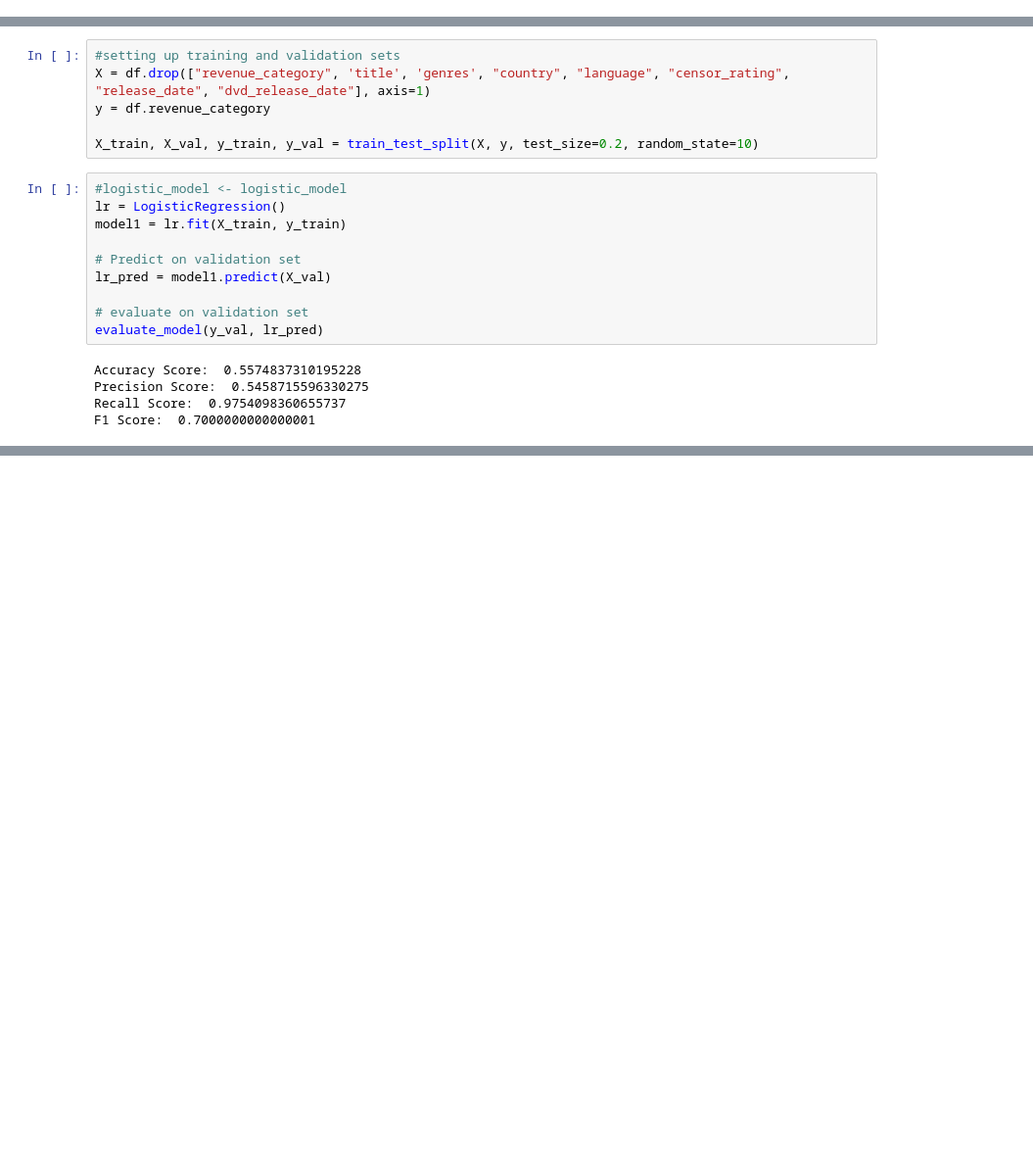
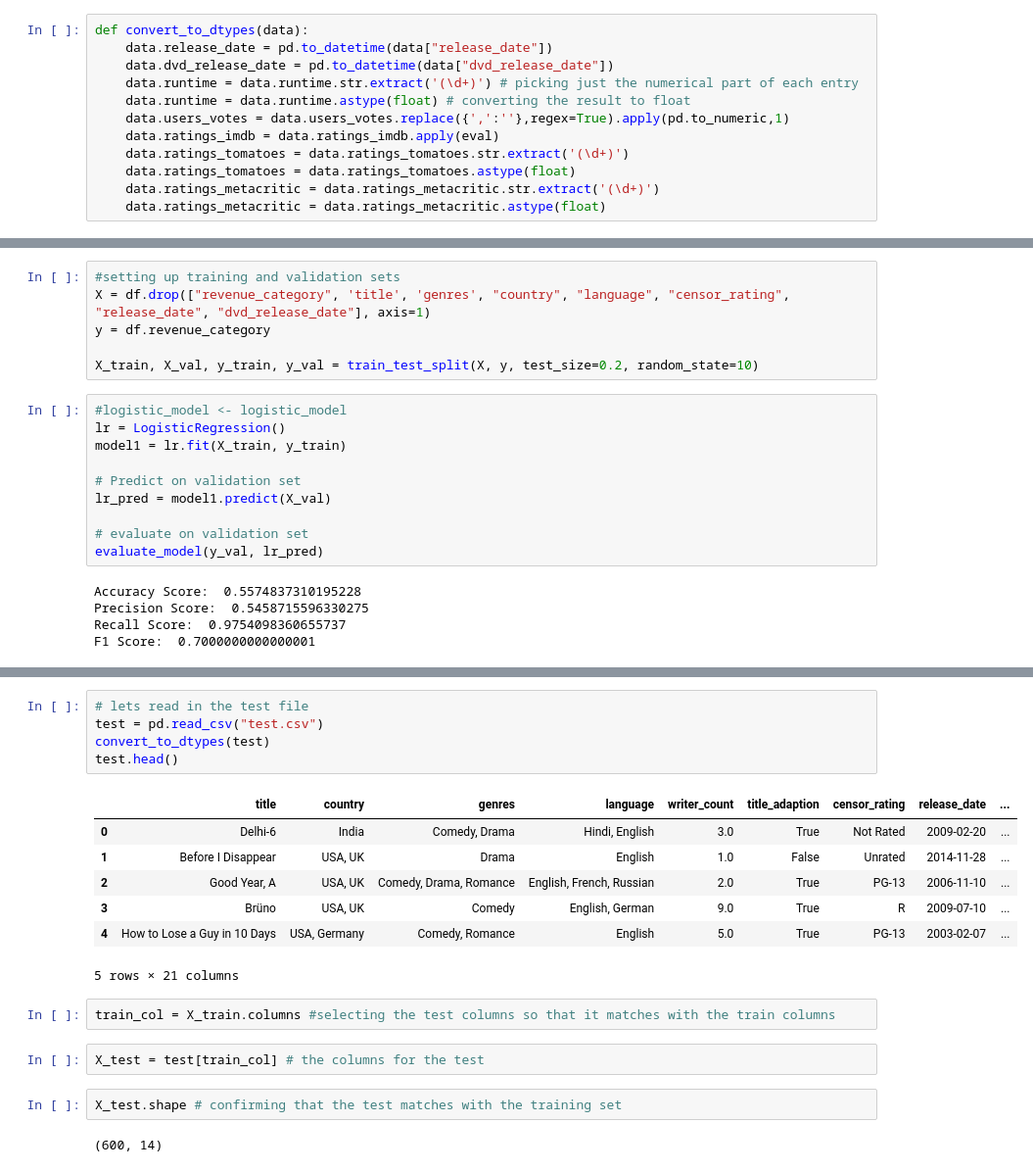
Before and after one commit to tcharrisson/data-science-case-study, a Jupyter notebook: case study.ipynb, the cells around one changed output, grey strips where cells are left out. Shown at 98% size. Drawn from its saved outputs; the diff is of its cells as text; blank space fills up the shorter version.

```diff
--- a/case study.ipynb
+++ b/case study.ipynb
@@ -61,6 +62,18 @@ dtype: object
 from the above result, it will be noticed that release_date and dvd_release_date are not in datetime format
 
 so I will be converting them to datetime format
+# %%
+def convert_to_dtypes(data):
+    data.release_date = pd.to_datetime(data["release_date"])
+    data.dvd_release_date = pd.to_datetime(data["dvd_release_date"])
+    data.runtime = data.runtime.str.extract('(\d+)') # picking just the numerical part of each entry
+    data.runtime = data.runtime.astype(float) # converting the result to float
+    data.users_votes = data.users_votes.replace({',':''},regex=True).apply(pd.to_numeric,1)
+    data.ratings_imdb = data.ratings_imdb.apply(eval)
+    data.ratings_tomatoes = data.ratings_tomatoes.str.extract('(\d+)')
+    data.ratings_tomatoes = data.ratings_tomatoes.astype(float)
+    data.ratings_metacritic = data.ratings_metacritic.str.extract('(\d+)')
+    data.ratings_metacritic = data.ratings_metacritic.astype(float)
 # %%
 df["release_date"] = pd.to_datetime(df["release_date"])
 df.dvd_release_date = pd.to_datetime(df["dvd_release_date"])
@@ -425,0 +485,21 @@ TypeError: 'DecisionTreeClassifier' object is not callable
+# %%
+# lets read in the test file
+test = pd.read_csv("test.csv")
+convert_to_dtypes(test)
+test.head()
+# %% [output]
+|  | title | country | genres | language | writer_count | title_adaption | censor_rating | release_date | ... |
+| 0 | Delhi-6 | India | Comedy, Drama | Hindi, English | 3.0 | True | Not Rated | 2009-02-20 | ... |
+| 1 | Before I Disappear | USA, UK | Drama | English | 1.0 | False | Unrated | 2014-11-28 | ... |
+| 2 | Good Year, A | USA, UK | Comedy, Drama, Romance | English, French, Russian | 2.0 | True | PG-13 | 2006-11-10 | ... |
+| 3 | Brüno | USA, UK | Comedy | English, German | 9.0 | True | R | 2009-07-10 | ... |
+| 4 | How to Lose a Guy in 10 Days | USA, Germany | Comedy, Romance | English | 5.0 | True | PG-13 | 2003-02-07 | ... |
+5 rows × 21 columns
+# %%
+train_col = X_train.columns #selecting the test columns so that it matches with the train columns
+# %%
+X_test = test[train_col] # the columns for the test
+# %%
+X_test.shape # confirming that the test matches with the training set
+# %% [output]
+(600, 14)
```
Also changed, not shown: parts of 19 cells of this notebook, 1 other file.
